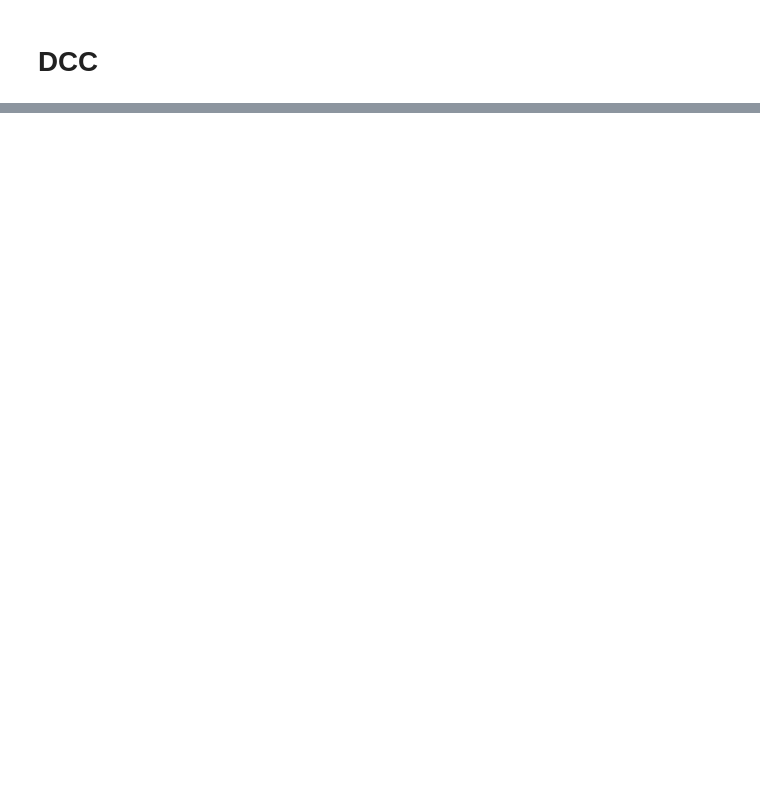
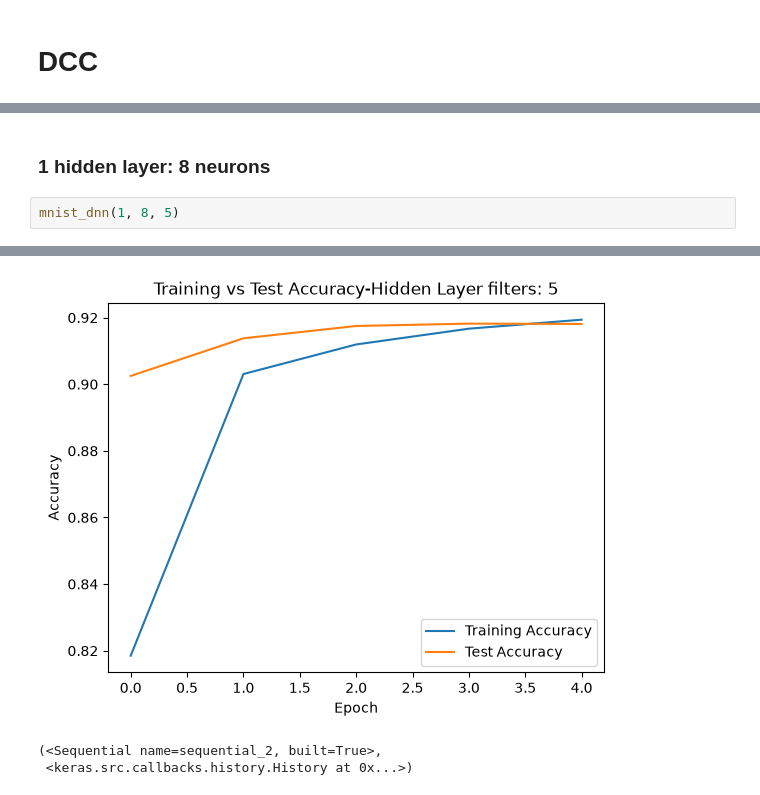
Before and after one commit to wenjing-qiu/MMP4, a Jupyter notebook: Aufgabe1.ipynb, the cells around one changed output, grey strips where cells are left out. Cells and saved outputs as stored; diff of their text form; blank space fills up the shorter version.

```diff
--- a/Aufgabe1.ipynb
+++ b/Aufgabe1.ipynb
@@ -32,0 +54,5 @@ Epoch 3/3
+# %% [markdown]
+### 1 hidden layer: 8 neurons
+# %%
+mnist_dnn(1, 8, 5)
+# %% [output]
@@ -32,0 +69,3 @@ Epoch 3/3
+[figure, added]
+(<Sequential name=sequential_2, built=True>,
+ <keras.src.callbacks.history.History at 0x...>)
```
Also changed, not shown: parts of 58 cells of this notebook, 1 other file.
